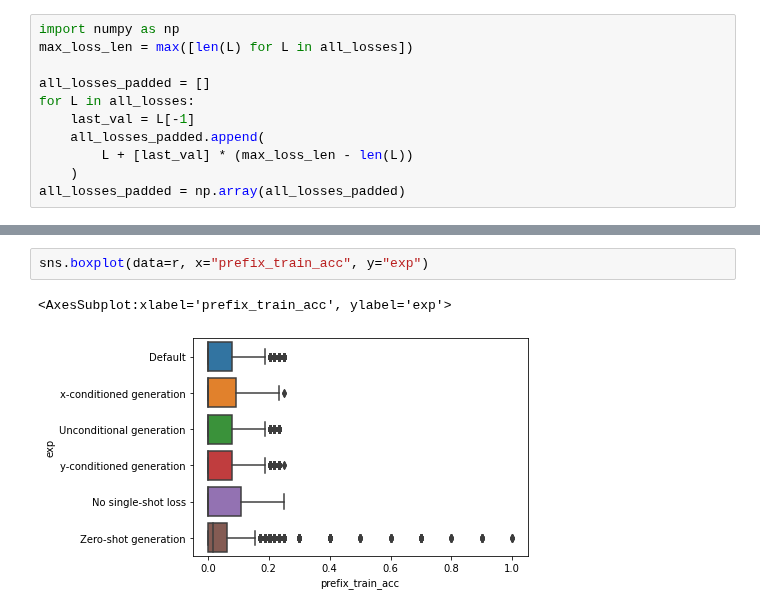
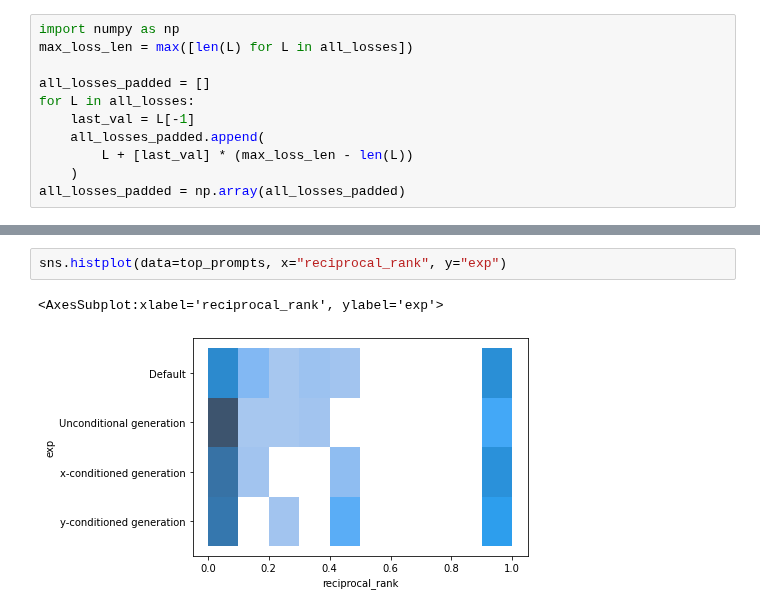
Before and after one commit to csinva/iprompt, a Jupyter notebook: notebooks/09_ablation2_cond.ipynb, the cells around one changed output, grey strips where cells are left out. Cells and saved outputs as stored; diff of their text form.

```diff
--- a/notebooks/09_ablation2_cond.ipynb
+++ b/notebooks/09_ablation2_cond.ipynb
@@ -273,5 +181,5 @@ sns.boxplot(data=top_prompts, x="reciprocal_rank", y="task_name")
 # %%
-sns.boxplot(data=r, x="prefix_train_acc", y="exp")
+sns.histplot(data=top_prompts, x="reciprocal_rank", y="exp")
 # %% [output]
-<AxesSubplot:xlabel='prefix_train_acc', ylabel='exp'>
+<AxesSubplot:xlabel='reciprocal_rank', ylabel='exp'>
-[figure, old version]
+[figure, new version]
```
Also changed, not shown: parts of 23 cells of this notebook, 9 other files.
